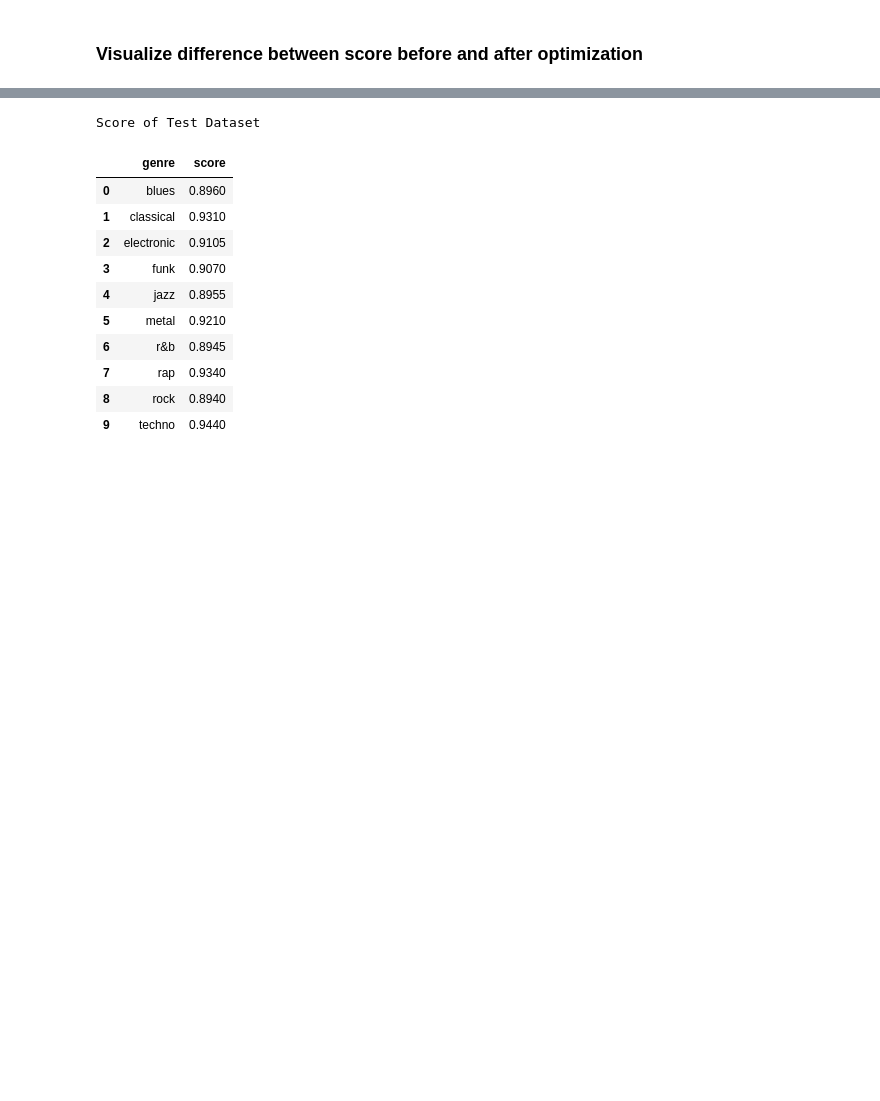
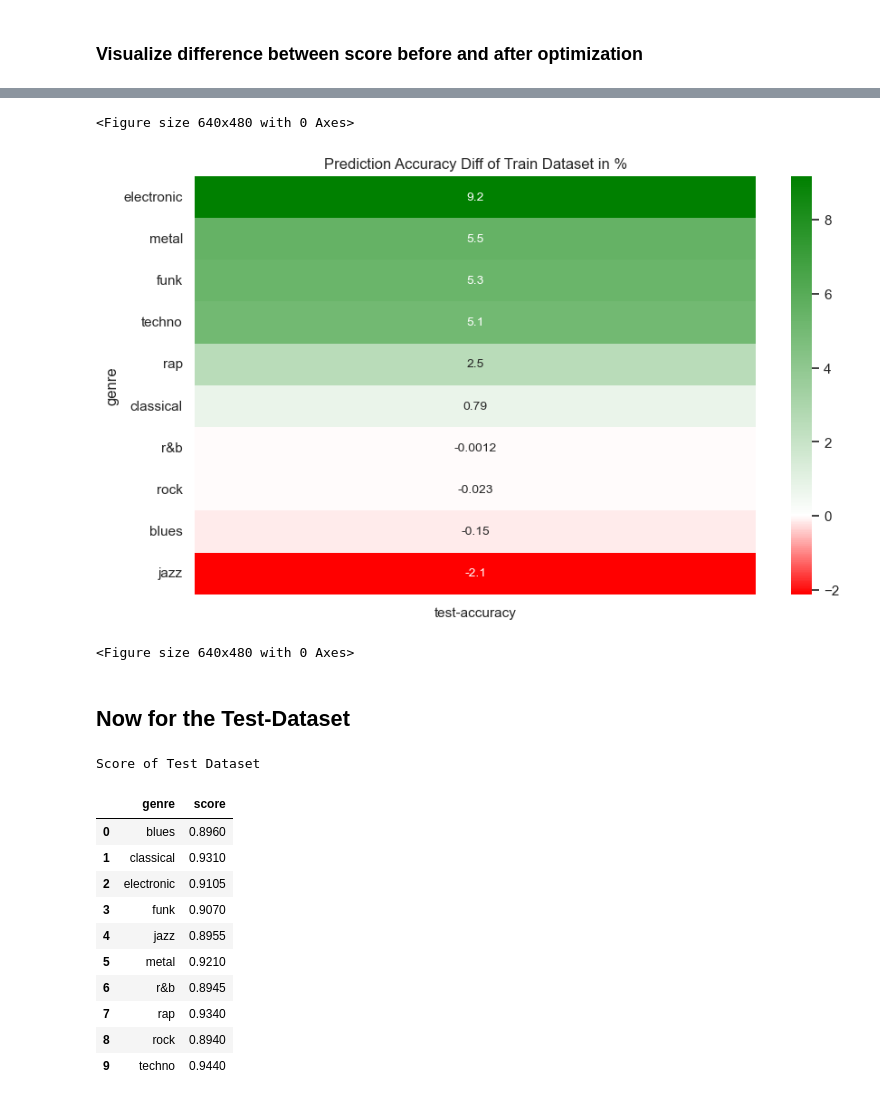
Before and after one commit to alpargur/machine-learning-101, a Jupyter notebook: dev/genre-classification/hyperparameter-tuning-SVC.ipynb, the cells around one changed output, grey strips where cells are left out. Cells and saved outputs as stored; diff of their text form; code cells hidden in the pictures; blank space fills up the shorter version.

```diff
--- a/dev/genre-classification/hyperparameter-tuning-SVC.ipynb
+++ b/dev/genre-classification/hyperparameter-tuning-SVC.ipynb
@@ -271,3 +280,21 @@ heatmap_diff
+# %%
+from matplotlib.colors import LinearSegmentedColormap
+fig, ax = plt.subplots(figsize=(10, 6))
+_range = abs(heatmap_diff.max().max() - heatmap_diff.min().min())
+zero_position = np.abs(heatmap_diff.min().min()) / _range
+color_map_list = [(0, 'red'), (zero_position, 'white'), (1.0, "green")]
+
+cmap = LinearSegmentedColormap.from_list('custom_cmap', color_map_list)
+sns.heatmap(heatmap_diff, annot=True, cmap=cmap, annot_kws={'fontsize': 10})
+# Plot data on a logarithmic scale
+plt.title("Prediction Accuracy Diff of Train Dataset in %")
+plt.figure()
+# %% [output]
+<Figure size 640x480 with 0 Axes>
+[figure, added]
+<Figure size 640x480 with 0 Axes>
+# %% [markdown]
+## Now for the Test-Dataset
 # %%
 # Test Score of optimzed
 test_scores_optimized_df = pd.DataFrame({"genre":[x.replace("genre_","") for x in test_scores_of_optimized.keys()], "score":test_scores_of_optimized.values()})
```
Also changed, not shown: parts of 5 cells of this notebook.
